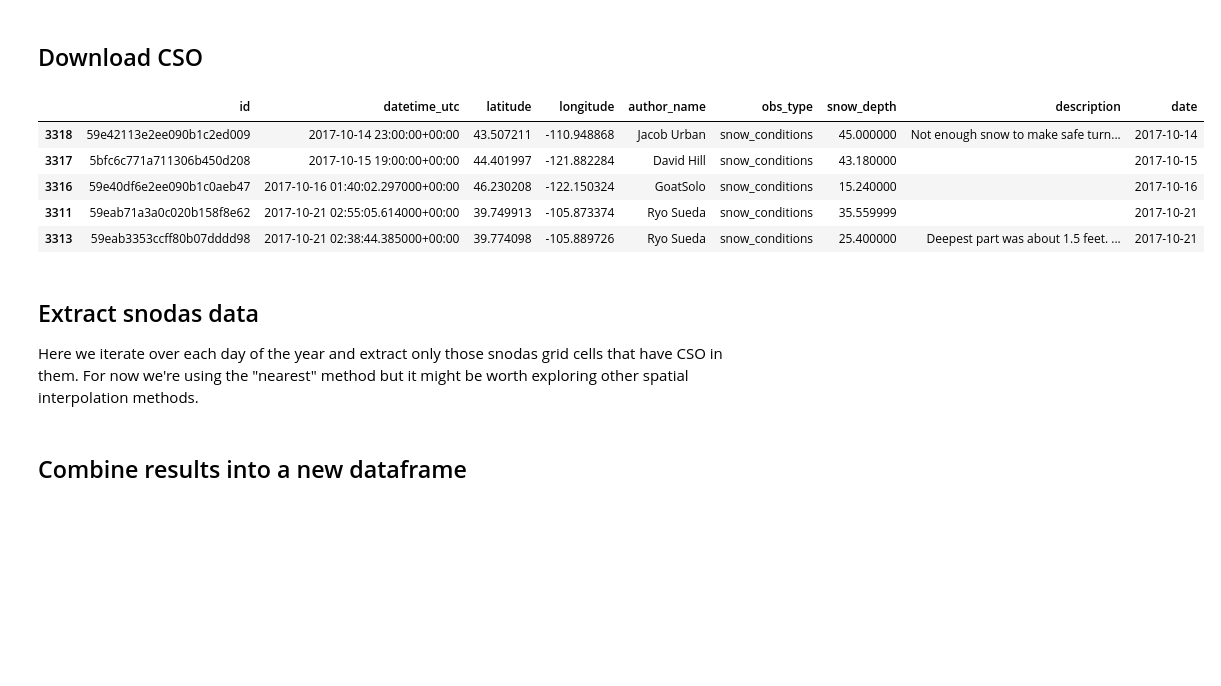
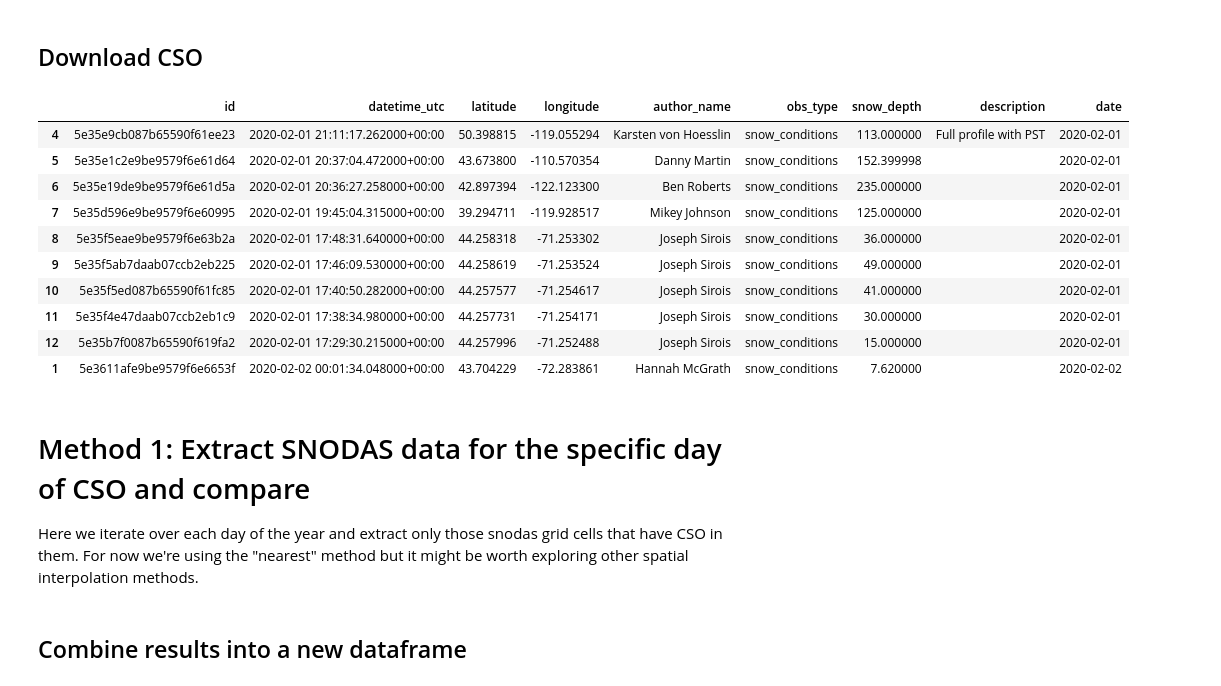
Before and after one commit to communitysnowobs/validation, a Jupyter notebook: SNODAS vs CSO.ipynb, the cells around one changed output. Drawn from its saved outputs; the diff is of its cells as text; code cells hidden in the pictures; blank space fills up the shorter version.

```diff
--- a/SNODAS vs CSO.ipynb
+++ b/SNODAS vs CSO.ipynb
@@ -32,25 +32,31 @@ import mtnhubsnow as mh
 # %%
 # Restrict points to the coterminous US
 region = {
     'latmax' : 50,
     'latmin' : 25,
     'lonmax': -65,
     'lonmin': -125,
 }
 
-obs = mh.snow_data(limit=10000, start=datetime(2017,10,1), end=datetime(2021,9,10), bbox=region)
+#obs = mh.snow_data(limit=10000, start=datetime(2017,10,1), end=datetime(2021,9,10), bbox=region)
+obs = mh.snow_data(limit=10000, start=datetime(2020,2,1), end=datetime(2020,2,2), bbox=region)
 obs['date'] = obs.apply(lambda row: datetime.fromisoformat(row['datetime_utc'].strftime('%Y-%m-%d')), axis=1)
 obs.sort_values(by=['date'], inplace = True)
-obs.head()
+obs
 # %% [output]
 |  | id | datetime_utc | latitude | longitude | author_name | obs_type | snow_depth | description | date |
-| 3318 | 59e42113e2ee090b1c2ed009 | 2017-10-14 23:00:00+00:00 | 43.507211 | -110.948868 | Jacob Urban | snow_conditions | 45.000000 | Not enough snow to make safe turn... | 2017-10-14 |
-| 3317 | 5bfc6c771a711306b450d208 | 2017-10-15 19:00:00+00:00 | 44.401997 | -121.882284 | David Hill | snow_conditions | 43.180000 |  | 2017-10-15 |
-| 3316 | 59e40df6e2ee090b1c0aeb47 | 2017-10-16 01:40:02.297000+00:00 | 46.230208 | -122.150324 | GoatSolo | snow_conditions | 15.240000 |  | 2017-10-16 |
-| 3311 | 59eab71a3a0c020b158f8e62 | 2017-10-21 02:55:05.614000+00:00 | 39.749913 | -105.873374 | Ryo Sueda | snow_conditions | 35.559999 |  | 2017-10-21 |
-| 3313 | 59eab3353ccff80b07dddd98 | 2017-10-21 02:38:44.385000+00:00 | 39.774098 | -105.889726 | Ryo Sueda | snow_conditions | 25.400000 | Deepest part was about 1.5 feet. ... | 2017-10-21 |
+| 4 | 5e35e9cb087b65590f61ee23 | 2020-02-01 21:11:17.262000+00:00 | 50.398815 | -119.055294 | Karsten von Hoesslin | snow_conditions | 113.000000 | Full profile with PST | 2020-02-01 |
+| 5 | 5e35e1c2e9be9579f6e61d64 | 2020-02-01 20:37:04.472000+00:00 | 43.673800 | -110.570354 | Danny Martin | snow_conditions | 152.399998 |  | 2020-02-01 |
+| 6 | 5e35e19de9be9579f6e61d5a | 2020-02-01 20:36:27.258000+00:00 | 42.897394 | -122.123300 | Ben Roberts | snow_conditions | 235.000000 |  | 2020-02-01 |
+| 7 | 5e35d596e9be9579f6e60995 | 2020-02-01 19:45:04.315000+00:00 | 39.294711 | -119.928517 | Mikey Johnson | snow_conditions | 125.000000 |  | 2020-02-01 |
+| 8 | 5e35f5eae9be9579f6e63b2a | 2020-02-01 17:48:31.640000+00:00 | 44.258318 | -71.253302 | Joseph Sirois | snow_conditions | 36.000000 |  | 2020-02-01 |
+| 9 | 5e35f5ab7daab07ccb2eb225 | 2020-02-01 17:46:09.530000+00:00 | 44.258619 | -71.253524 | Joseph Sirois | snow_conditions | 49.000000 |  | 2020-02-01 |
+| 10 | 5e35f5ed087b65590f61fc85 | 2020-02-01 17:40:50.282000+00:00 | 44.257577 | -71.254617 | Joseph Sirois | snow_conditions | 41.000000 |  | 2020-02-01 |
+| 11 | 5e35f4e47daab07ccb2eb1c9 | 2020-02-01 17:38:34.980000+00:00 | 44.257731 | -71.254171 | Joseph Sirois | snow_conditions | 30.000000 |  | 2020-02-01 |
+| 12 | 5e35b7f0087b65590f619fa2 | 2020-02-01 17:29:30.215000+00:00 | 44.257996 | -71.252488 | Joseph Sirois | snow_conditions | 15.000000 |  | 2020-02-01 |
+| 1 | 5e3611afe9be9579f6e6653f | 2020-02-02 00:01:34.048000+00:00 | 43.704229 | -72.283861 | Hannah McGrath | snow_conditions | 7.620000 |  | 2020-02-02 |
 # %% [markdown]
-## Extract snodas data
+# Method 1: Extract SNODAS data for the specific day of CSO and compare
 
 Here we iterate over each day of the year and extract only those snodas grid cells that have CSO in them. For now we're using the "nearest" method but it might be worth exploring other spatial interpolation methods.
 # %%
```
Also changed, not shown: parts of 8 cells of this notebook.
